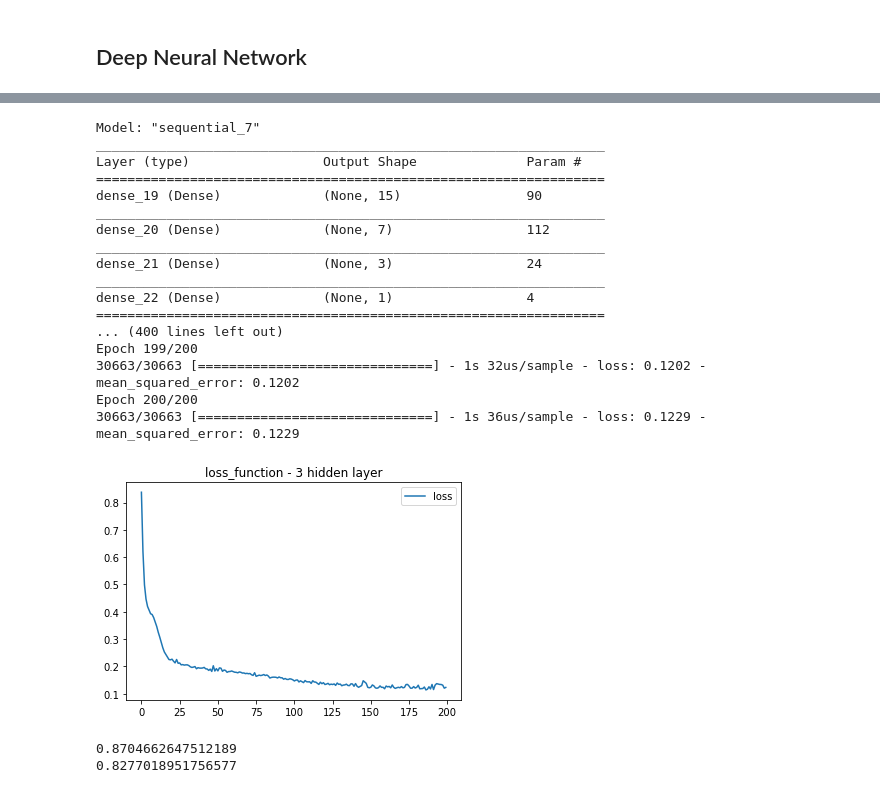
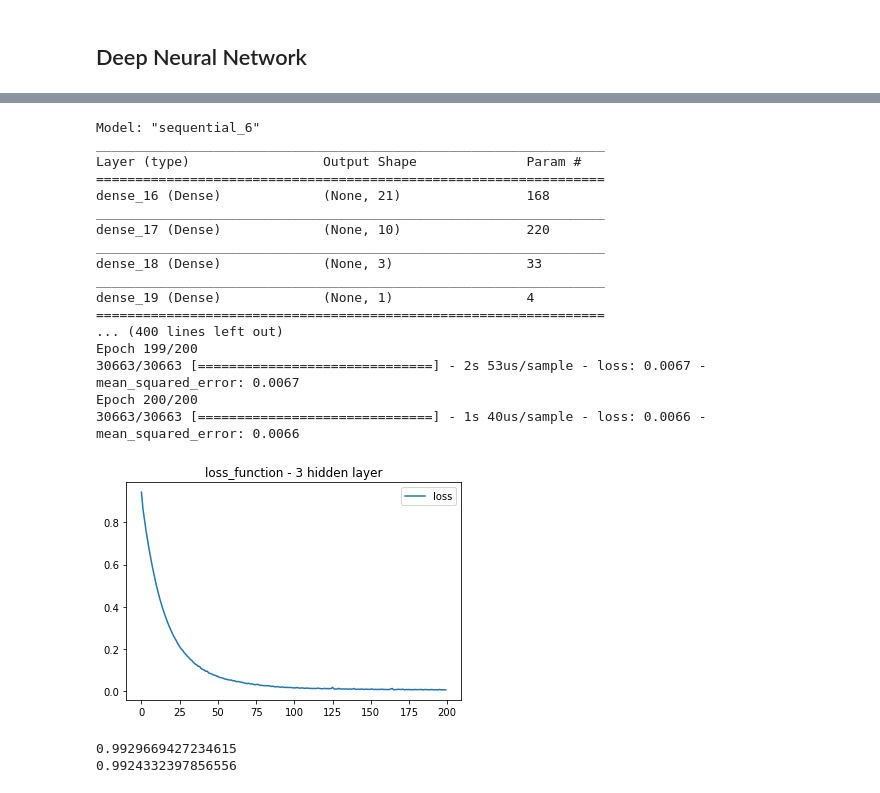
Before and after one commit to pmmfs/capstone-project, a Jupyter notebook: regulation/Analysis/reg_total_cases_ml.ipynb, the cells around one changed output, grey strips where cells are left out. Cells and saved outputs as stored; diff of their text form; code cells hidden in the pictures.

```diff
--- a/regulation/Analysis/reg_total_cases_ml.ipynb
+++ b/regulation/Analysis/reg_total_cases_ml.ipynb
@@ -253,6 +265,6 @@ correlation_heatmap(df)
 # DF Total Cases
 # %%
 # Create a df to test impact of some features on 'total cases'
-df_cases_ml=df[['population','population_density','median_age','ContainmentHealthIndex_updated','StringencyIndex_updated','total_cases_updated']]
+df_cases_ml=df[['date_updated','population','population_density','median_age','EconomicSupportIndex_updated','ContainmentHealthIndex_updated','StringencyIndex_updated','total_cases_updated']]
 df_cases_ml.head()
 # %% [output]
@@ -592,8 +606,8 @@ Epoch 200/200
 # %%
 # Define the model - deep neural net with 3 hidden layers
-number_input_features = 5
-hidden_nodes_layer1 = 15
-hidden_nodes_layer2 =7
+number_input_features = 7
+hidden_nodes_layer1 = 21
+hidden_nodes_layer2 =10
 hidden_nodes_layer3 =3
 
 nn = Sequential()
@@ -612,40 +626,40 @@ nn.add(Dense(units=1, activation="linear"))
 nn.summary()
 
 # compile model
 nn.compile(loss="mean_squared_error", optimizer="adam", metrics=["mse"])
 
 # train model
 model_1 = nn.fit(X_train_scaled, y_train_scaled, epochs=200)
 
 # Plot the train and test loss function
 plt.plot(model_1.history["loss"])
 plt.title("loss_function - 3 hidden layer")
 plt.legend(["loss"])
 plt.show()
 
 y_train_pred = nn.predict(X_train_scaled)
 y_test_pred = nn.predict(X_test_scaled)
 
 print(r2_score(y_train_scaled, y_train_pred))
 print(r2_score(y_test_scaled, y_test_pred))
 # %% [output]
-Model: "sequential_7"
+Model: "sequential_6"
 _________________________________________________________________
 Layer (type)                 Output Shape              Param #
 =================================================================
-dense_19 (Dense)             (None, 15)                90
+dense_16 (Dense)             (None, 21)                168
 _________________________________________________________________
-dense_20 (Dense)             (None, 7)                 112
+dense_17 (Dense)             (None, 10)                220
 _________________________________________________________________
-dense_21 (Dense)             (None, 3)                 24
+dense_18 (Dense)             (None, 3)                 33
 _________________________________________________________________
-dense_22 (Dense)             (None, 1)                 4
+dense_19 (Dense)             (None, 1)                 4
 =================================================================
 ... (400 lines left out)
 Epoch 199/200
-30663/30663 [==============================] - 1s 32us/sample - loss: 0.1202 - mean_squared_error: 0.1202
+30663/30663 [==============================] - 2s 53us/sample - loss: 0.0067 - mean_squared_error: 0.0067
 Epoch 200/200
-30663/30663 [==============================] - 1s 36us/sample - loss: 0.1229 - mean_squared_error: 0.1229
+30663/30663 [==============================] - 1s 40us/sample - loss: 0.0066 - mean_squared_error: 0.0066
-[figure, old version]
+[figure, new version]
-0.8704662647512189
-0.8277018951756577
+0.9929669427234615
+0.9924332397856556
```
Also changed, not shown: parts of 16 cells of this notebook, 3 other files.
